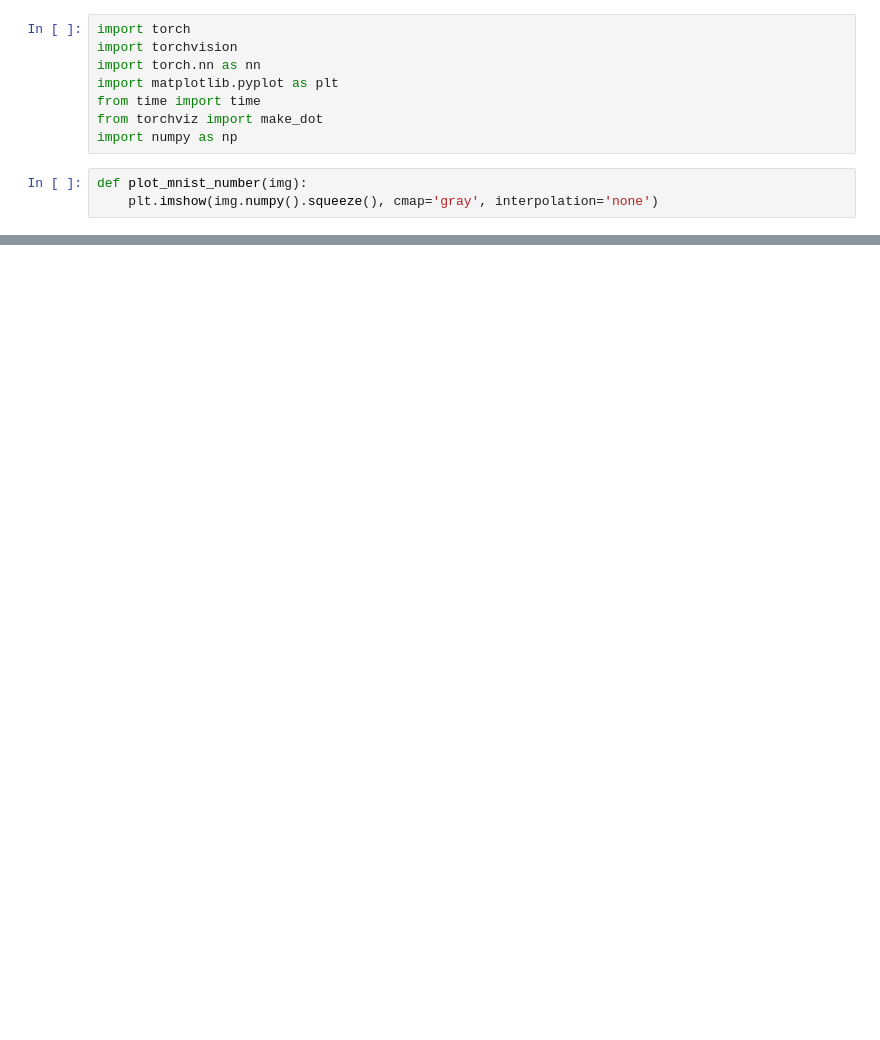
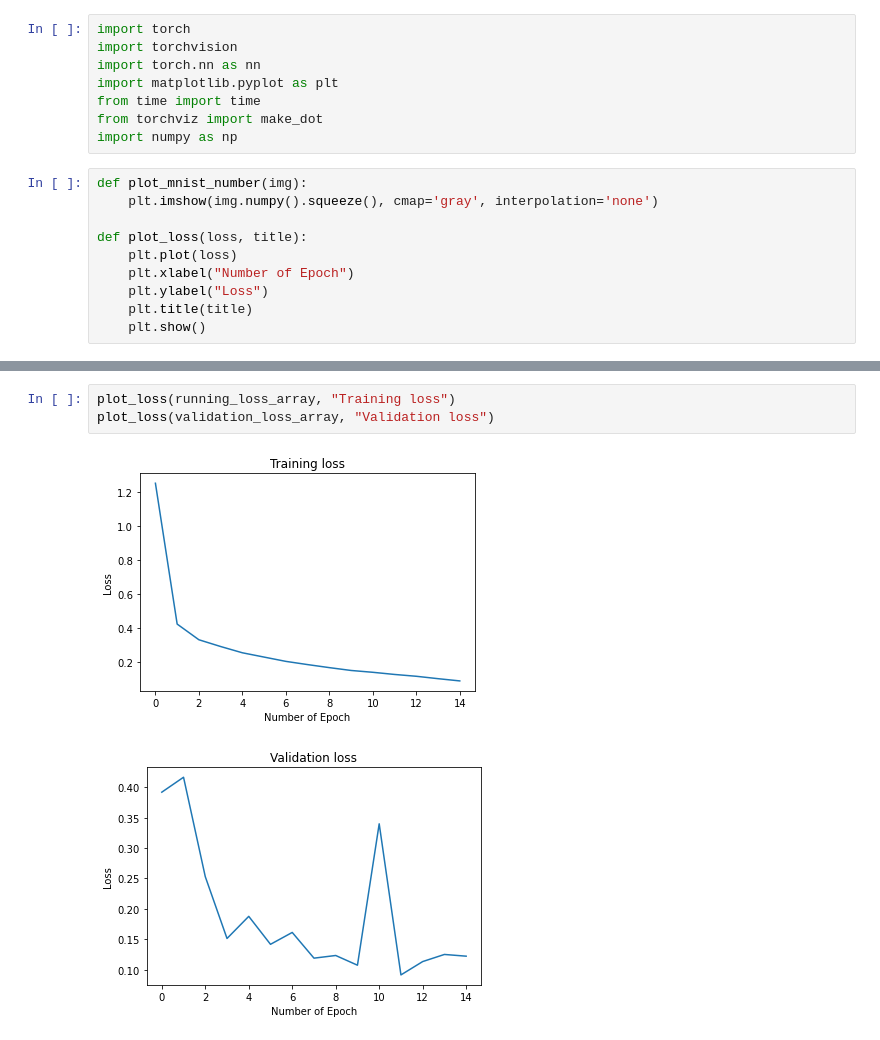
Before and after one commit to alieniasty/statistics-and-ml, a Jupyter notebook: mlp-with-backprop.ipynb, the cells around one changed output, grey strips where cells are left out. Cells and saved outputs as stored; diff of their text form; blank space fills up the shorter version.

Commit message:
added training loss, validation loss and accuracy

```diff
--- a/mlp-with-backprop.ipynb
+++ b/mlp-with-backprop.ipynb
@@ -9,6 +9,13 @@ import numpy as np
 # %%
 def plot_mnist_number(img):
     plt.imshow(img.numpy().squeeze(), cmap='gray', interpolation='none')
+
+def plot_loss(loss, title):
+    plt.plot(loss)
+    plt.xlabel("Number of Epoch")
+    plt.ylabel("Loss")
+    plt.title(title)
+    plt.show()
 # %%
 input_size = 784
 hidden_sizes = [256, 64]
@@ -73,3 +113,9 @@ Training Time (in minutes) = 0.5676670670509338
+# %%
+plot_loss(running_loss_array, "Training loss")
+plot_loss(validation_loss_array, "Validation loss")
+# %% [output]
+[figure, added]
+[figure, added]
 # %%
 images, labels = next(iter(testloader))
 img = images[0].view(1, 784)
```
Also changed, not shown: parts of 2 cells of this notebook, 1 other file.
